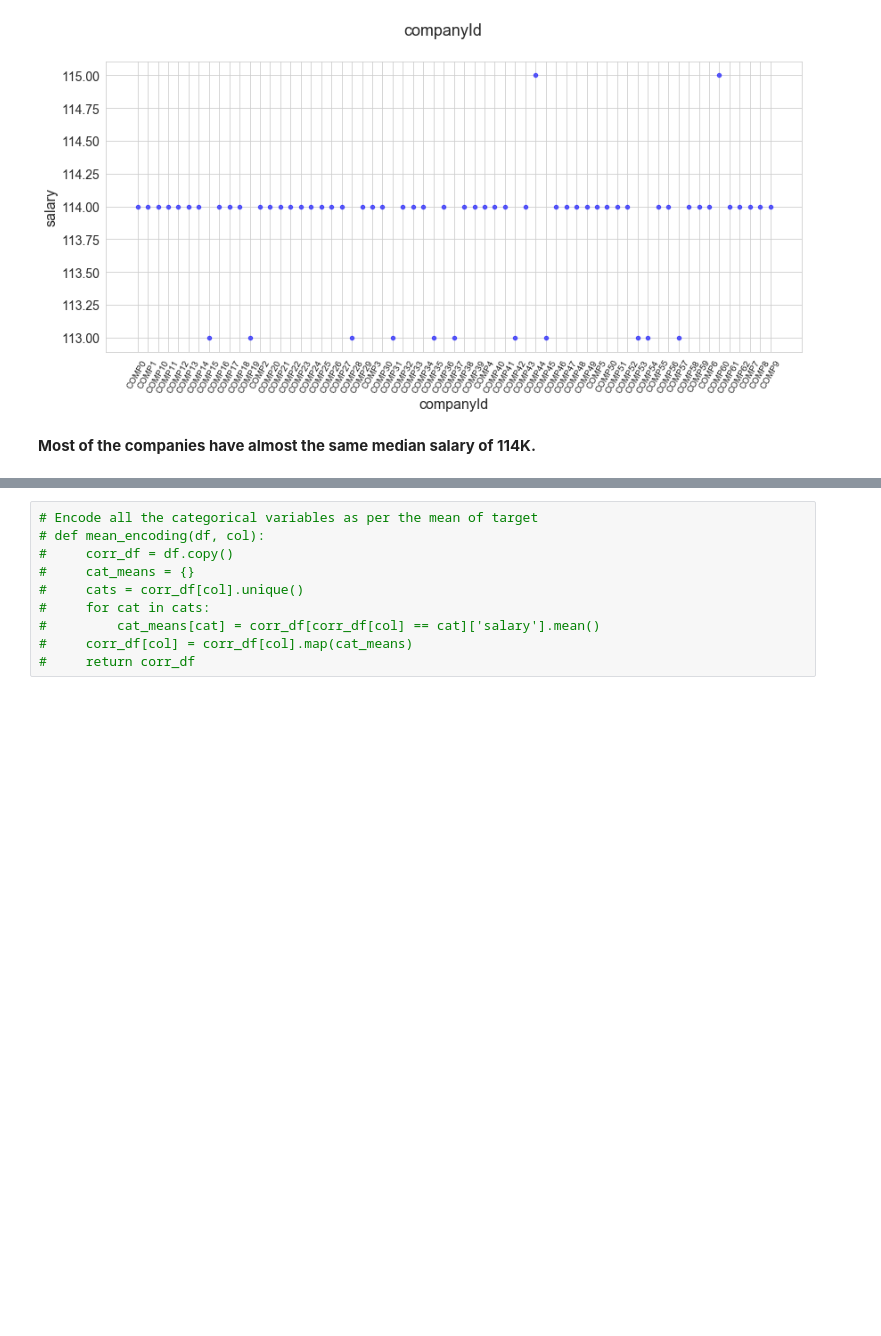
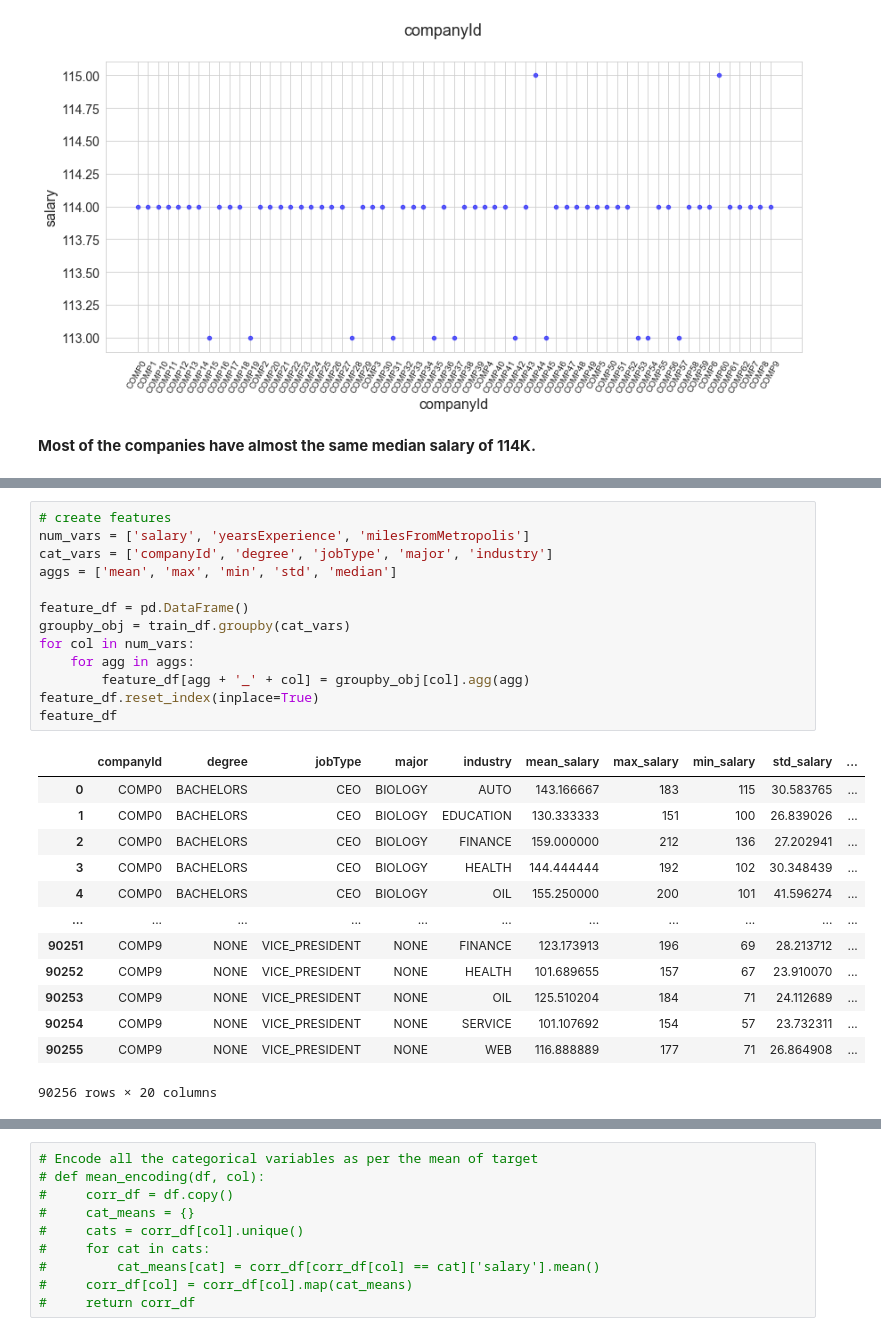
Before and after one commit to LakshyaMalhotra/Salary-prediction-based-on-job-descriptions, a Jupyter notebook: notebooks/EDA_and_feature_engineering.ipynb, the cells around one changed output, grey strips where cells are left out. Cells and saved outputs as stored; diff of their text form; blank space fills up the shorter version.

```diff
--- a/notebooks/EDA_and_feature_engineering.ipynb
+++ b/notebooks/EDA_and_feature_engineering.ipynb
@@ -412,0 +367,27 @@ train_df.head()
+# %%
+# create features
+num_vars = ['salary', 'yearsExperience', 'milesFromMetropolis']
+cat_vars = ['companyId', 'degree', 'jobType', 'major', 'industry']
+aggs = ['mean', 'max', 'min', 'std', 'median']
+
+feature_df = pd.DataFrame()
+groupby_obj = train_df.groupby(cat_vars)
+for col in num_vars:
+    for agg in aggs:
+        feature_df[agg + '_' + col] = groupby_obj[col].agg(agg)
+feature_df.reset_index(inplace=True)
+feature_df
+# %% [output]
+|  | companyId | degree | jobType | major | industry | mean_salary | max_salary | min_salary | std_salary | ... |
+| 0 | COMP0 | BACHELORS | CEO | BIOLOGY | AUTO | 143.166667 | 183 | 115 | 30.583765 | ... |
+| 1 | COMP0 | BACHELORS | CEO | BIOLOGY | EDUCATION | 130.333333 | 151 | 100 | 26.839026 | ... |
+| 2 | COMP0 | BACHELORS | CEO | BIOLOGY | FINANCE | 159.000000 | 212 | 136 | 27.202941 | ... |
+| 3 | COMP0 | BACHELORS | CEO | BIOLOGY | HEALTH | 144.444444 | 192 | 102 | 30.348439 | ... |
+| 4 | COMP0 | BACHELORS | CEO | BIOLOGY | OIL | 155.250000 | 200 | 101 | 41.596274 | ... |
+| ... | ... | ... | ... | ... | ... | ... | ... | ... | ... | ... |
+| 90251 | COMP9 | NONE | VICE_PRESIDENT | NONE | FINANCE | 123.173913 | 196 | 69 | 28.213712 | ... |
+| 90252 | COMP9 | NONE | VICE_PRESIDENT | NONE | HEALTH | 101.689655 | 157 | 67 | 23.910070 | ... |
+| 90253 | COMP9 | NONE | VICE_PRESIDENT | NONE | OIL | 125.510204 | 184 | 71 | 24.112689 | ... |
+| 90254 | COMP9 | NONE | VICE_PRESIDENT | NONE | SERVICE | 101.107692 | 154 | 57 | 23.732311 | ... |
+| 90255 | COMP9 | NONE | VICE_PRESIDENT | NONE | WEB | 116.888889 | 177 | 71 | 26.864908 | ... |
+90256 rows × 20 columns
```
Also changed, not shown: parts of 8 cells of this notebook.
